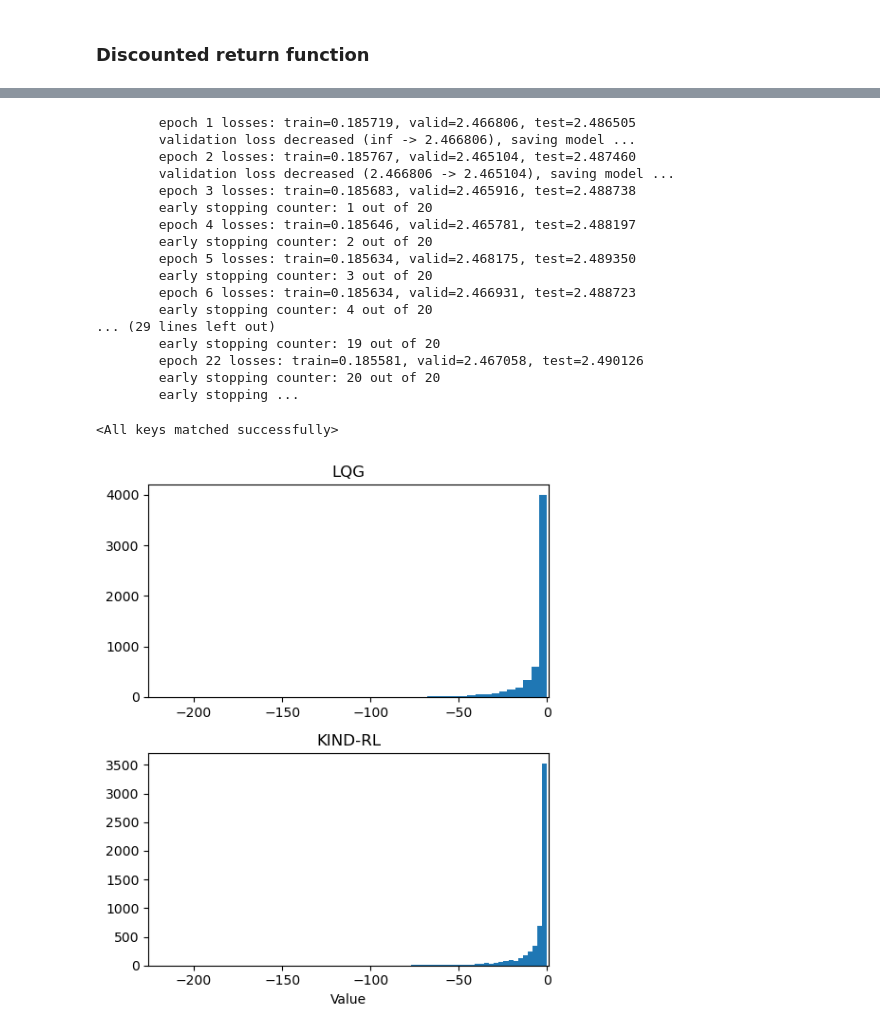
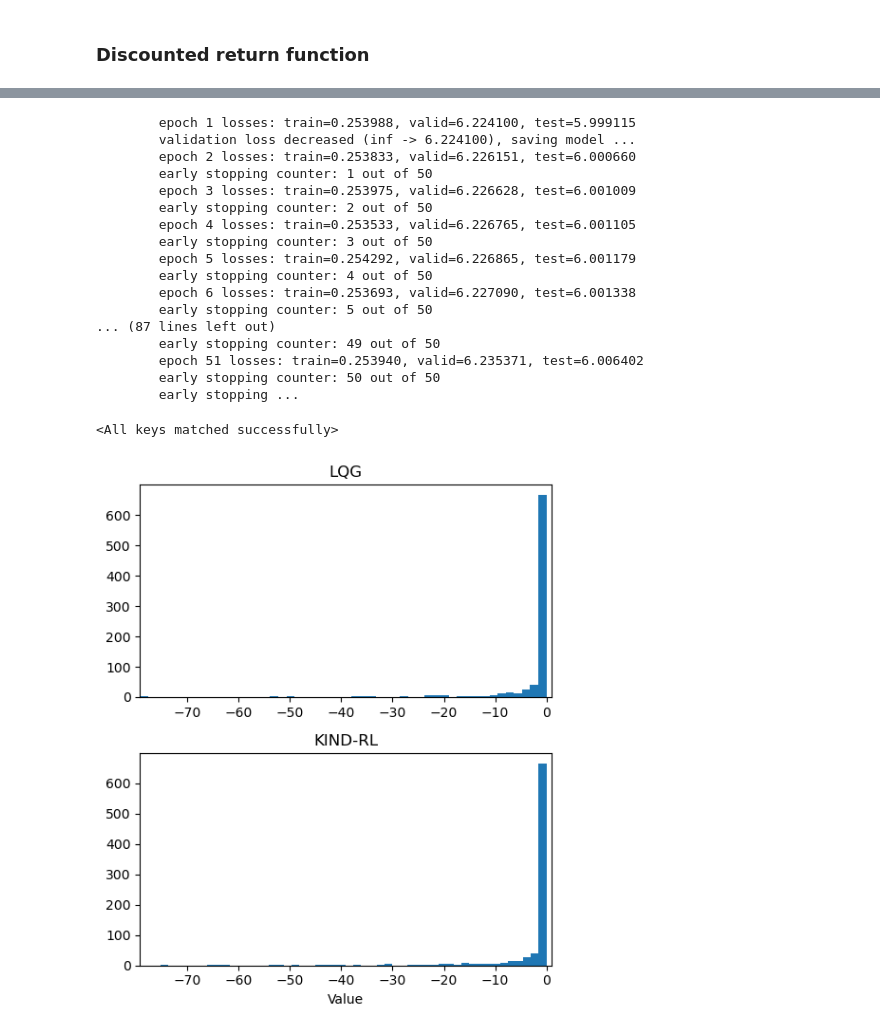
Before and after one commit to maalberg/kind, a Jupyter notebook: notebooks/delay/03_tesla_rl_train.ipynb, the cells around one changed output, grey strips where cells are left out. Saved outputs shown, nothing was run; the diff lists cells and outputs as text; code cells hidden in the pictures.

Commit message:
demonstrate first suboptimal policy training results

```diff
--- a/notebooks/delay/03_tesla_rl_train.ipynb
+++ b/notebooks/delay/03_tesla_rl_train.ipynb
@@ -161,4 +142,8 @@ def validate_value(model, data_loader, args, value_fun, gamma):
     value_fun.train()
 
     return np.average(total_loss)
+# %%
+value_fun_ni = 1
+value_fun_no = 1
+value_fun = utils_nn.fcnn(feat=[value_fun_ni, 64, 64, value_fun_no], actfun_hid='relu')
 # %%
@@ -270,17 +258,13 @@ def validate_policy(policy, data_loader, model, args, value_fun, gamma):
 # %%
-policy_ni = 1
-policy_no = 1
-policy = utils_nn.fcnn(feat=[policy_ni, 64, 64, policy_no], actfun_hid='relu')
-
 nepoch = 100
 learning_rate = 1e-3
-weight_decay = 1e-4
+weight_decay = 1e-5
 policy_optim = torch.optim.Adam(
     policy.parameters(),
     lr=learning_rate,
     weight_decay=weight_decay)
 
-patience = 20
+patience = 50
 checkpoints = '../../models/delay/policy'
 early_stopping = utils_nn.early_stopping(patience=patience, checkpoint_path=checkpoints)
 
@@ -292,12 +276,12 @@ for epoch in range(nepoch):
     for sa, _ in train_loader:
         policy_optim.zero_grad()
 
-        max_state = torch.ones(1, state_ndim)
-        max_action = torch.ones(1, action_ndim)
-        r_max = (max_state @ state_cost @ max_state.T) + (max_action @ action_cost @ max_action.T)
-        scaling = (1 - gamma) / r_max.ravel()
+        #max_state = torch.ones(1, state_ndim)
+        #max_action = torch.ones(1, action_ndim)
+        #r_max = (max_state @ state_cost @ max_state.T) + (max_action @ action_cost @ max_action.T)
+        #scaling = (1 - gamma) / r_max.ravel()
 
-        loss = scaling * improve_policy(sa, model, policy, args, value_fun, gamma)
+        loss = improve_policy(sa, model, policy, args, value_fun, gamma)
 
         train_loss.append(loss.item())
         loss.backward()
@@ -420,5 +362,5 @@ with torch.no_grad():
 # %%
-patience = 20
+patience = 50
 checkpoints = '../../models/delay/value'
 early_stopping = utils_nn.early_stopping(patience=patience, checkpoint_path=checkpoints)
 
@@ -430,13 +372,9 @@ for epoch in range(nepoch):
 
     for sa, _ in train_loader:
 
-        s = sa[:, -48:, [0]]
+        s = sa[:, :, [0]]
         a = policy(s)
-
-        s = sa[:, :, [0]]
-        a = torch.cat([torch.zeros_like(a), a], dim=1)
-        m = torch.zeros_like(a)
-        m[:, -48:] = 1.
+        m = torch.ones_like(a)
         sam = torch.cat([s, a, m], dim=-1)
 
         value_fun_optim.zero_grad()
@@ -487,7 +425,7 @@ value_fun.load_state_dict(torch.load(best_model_path, weights_only=True))
         early stopping ...
 <All keys matched successfully>
 # %%
-patience = 20
+patience = 50
 checkpoints = '../../models/delay/policy'
 early_stopping = utils_nn.early_stopping(patience=patience, checkpoint_path=checkpoints)
 
@@ -525,58 +463,59 @@ for epoch in range(nepoch):
 best_model_path = checkpoints + '/' + 'checkpoint.pth'
 policy.load_state_dict(torch.load(best_model_path, weights_only=True))
 # %% [output]
-        epoch 1 losses: train=0.185719, valid=2.466806, test=2.486505
-        validation loss decreased (inf -> 2.466806), saving model ...
-        epoch 2 losses: train=0.185767, valid=2.465104, test=2.487460
-        validation loss decreased (2.466806 -> 2.465104), saving model ...
-        epoch 3 losses: train=0.185683, valid=2.465916, test=2.488738
-        early stopping counter: 1 out of 20
-        epoch 4 losses: train=0.185646, valid=2.465781, test=2.488197
-        early stopping counter: 2 out of 20
-        epoch 5 losses: train=0.185634, valid=2.468175, test=2.489350
-        early stopping counter: 3 out of 20
-        epoch 6 losses: train=0.185634, valid=2.466931, test=2.488723
-        early stopping counter: 4 out of 20
-... (29 lines left out)
-        early stopping counter: 19 out of 20
-        epoch 22 losses: train=0.185581, valid=2.467058, test=2.490126
-        early stopping counter: 20 out of 20
+        epoch 1 losses: train=0.253988, valid=6.224100, test=5.999115
+        validation loss decreased (inf -> 6.224100), saving model ...
+        epoch 2 losses: train=0.253833, valid=6.226151, test=6.000660
+        early stopping counter: 1 out of 50
+        epoch 3 losses: train=0.253975, valid=6.226628, test=6.001009
+        early stopping counter: 2 out of 50
+        epoch 4 losses: train=0.253533, valid=6.226765, test=6.001105
+        early stopping counter: 3 out of 50
+        epoch 5 losses: train=0.254292, valid=6.226865, test=6.001179
+        early stopping counter: 4 out of 50
+        epoch 6 losses: train=0.253693, valid=6.227090, test=6.001338
+        early stopping counter: 5 out of 50
+... (87 lines left out)
+        early stopping counter: 49 out of 50
+        epoch 51 losses: train=0.253940, valid=6.235371, test=6.006402
+        early stopping counter: 50 out of 50
         early stopping ...
 <All keys matched successfully>
 # %%
 v_lqg = []
 v_nn = []
 
+value_fun.eval()
 policy.eval()
 
 with torch.no_grad():
     for sa, sa_next in test_loader:
         v_lqg.append(return_fun(reward_fun(sa_next[:, :, :2])))
 
         model_output = model(sa)
         s_next = model_output[0][:, args.lookback_nsample:]
         a_next = policy(s_next)
         sa_next = torch.cat([s_next, a_next], dim=-1)
         v_nn.append(return_fun(reward_fun(sa_next)))
 
     v_lqg = torch.cat(v_lqg, dim=0)
     v_nn = torch.cat(v_nn, dim=0)
 
     plt.figure(figsize=(5,6))
     v_min = torch.min(v_lqg)
 
     plt.subplot(2,1,1)
     plt.title('LQG')
     plt.hist(v_lqg.flatten(), bins=50)
     plt.xlim((v_min, 1))
 
     plt.subplot(2,1,2)
     plt.title('KIND-RL')
     plt.hist(v_nn.flatten(), bins=50)
     plt.xlim((v_min, 1))
     plt.xlabel('Value')
 
     plt.tight_layout()
     plt.show()
 # %% [output]
-[figure, old version]
+[figure, new version]
```
Also changed, not shown: parts of 13 cells of this notebook, 2 other files.
